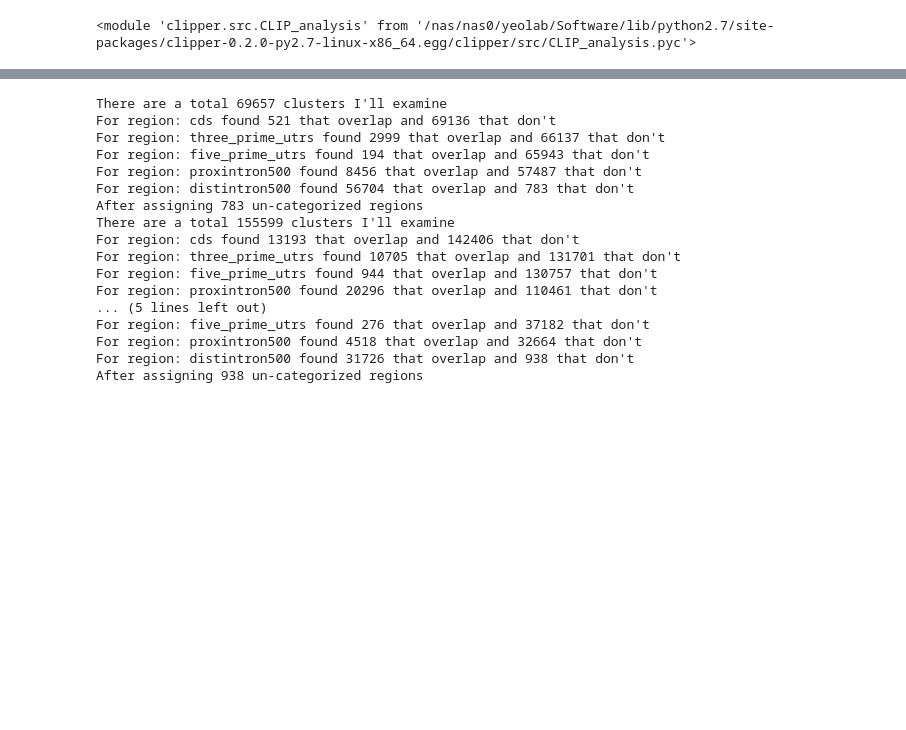
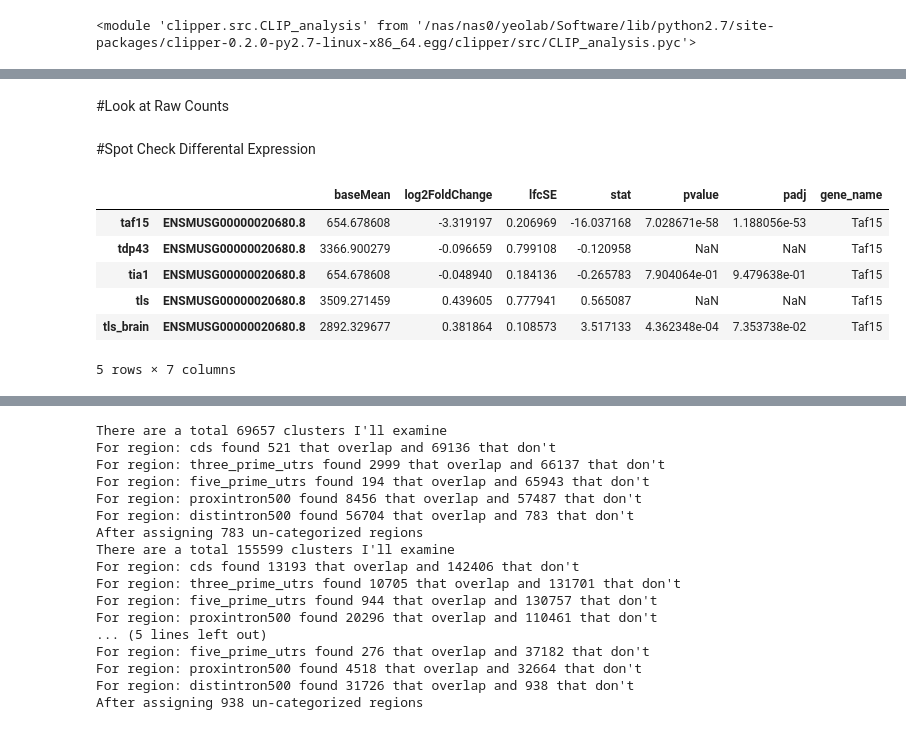
Before and after one commit to gpratt/iPython_Notebook, a Jupyter notebook: taf15/fet_rnaseq_clipseq_overlap.ipynb, the cells around one changed output, grey strips where cells are left out. Saved outputs shown, nothing was run; the diff lists cells and outputs as text; code cells hidden in the pictures; blank space fills up the shorter version.

```diff
--- a/taf15/fet_rnaseq_clipseq_overlap.ipynb
+++ b/taf15/fet_rnaseq_clipseq_overlap.ipynb
@@ -96,7 +99,11 @@ for x in range(2, len(rbp_columns)):
 # %%
-combined_df = pd.concat({"taf15": pd.read_table("/nas3/gpratt/projects/fet_family/analysis/fet_rnaseq_merged_v1/TAF15/gene_exp.diff", index_col=0),
-            "tdp43": pd.read_table("/nas3/gpratt/projects/fet_family/analysis/fet_rnaseq_merged_v1/TDP43/gene_exp.diff", index_col=0),
-            "tls": pd.read_table("/nas3/gpratt/projects/fet_family/analysis/fet_rnaseq_merged_v1/TLS/gene_exp.diff", index_col=0),
-            "tls_brain": pd.read_table("/nas3/gpratt/projects/fet_family/analysis/fet_rnaseq_merged_v1/TLS_brain/gene_exp.diff", index_col=0),
-            "tia1": pd.read_table("/nas3/gpratt/projects/fet_family/analysis/fet_rnaseq_merged_v1/TIA1/gene_exp.diff", index_col=0),
+combined_df = pd.concat({"taf15": pd.read_csv("/nas3/gpratt/iPython_Notebook/taf15.csv", index_col=0),
+            "tdp43": pd.read_csv("/nas3/gpratt/iPython_Notebook/tdp43.csv", index_col=0),
+            "tls": pd.read_csv("/nas3/gpratt/iPython_Notebook/tls_straitum.csv", index_col=0),
+            "tls_brain": pd.read_csv("/nas3/gpratt/iPython_Notebook/tls_brain.csv", index_col=0),
+            "tia1": pd.read_csv("/nas3/gpratt/iPython_Notebook/tia1.csv", index_col=0),
             })
+
+combined_df["gene_name"] = [gene_id_to_name[gene_id] for gene_id in combined_df.index.get_level_values(level=1)]
+# %% [markdown]
+#Look at Raw Counts
@@ -102,0 +112,12 @@ combined_df = pd.concat({"taf15": pd.read_table("/nas3/gpratt/projects/fet_famil
+# %% [markdown]
+#Spot Check Differental Expression
+# %%
+combined_df[combined_df['gene_name'].apply(unicode.upper) == "TAF15"]
+# %% [output]
+|  |  | baseMean | log2FoldChange | lfcSE | stat | pvalue | padj | gene_name |
+| taf15 | ENSMUSG00000020680.8 | 654.678608 | -3.319197 | 0.206969 | -16.037168 | 7.028671e-58 | 1.188056e-53 | Taf15 |
+| tdp43 | ENSMUSG00000020680.8 | 3366.900279 | -0.096659 | 0.799108 | -0.120958 | NaN | NaN | Taf15 |
+| tia1 | ENSMUSG00000020680.8 | 654.678608 | -0.048940 | 0.184136 | -0.265783 | 7.904064e-01 | 9.479638e-01 | Taf15 |
+| tls | ENSMUSG00000020680.8 | 3509.271459 | 0.439605 | 0.777941 | 0.565087 | NaN | NaN | Taf15 |
+| tls_brain | ENSMUSG00000020680.8 | 2892.329677 | 0.381864 | 0.108573 | 3.517133 | 4.362348e-04 | 7.353738e-02 | Taf15 |
+5 rows × 7 columns
```
Also changed, not shown: parts of 33 cells of this notebook.
